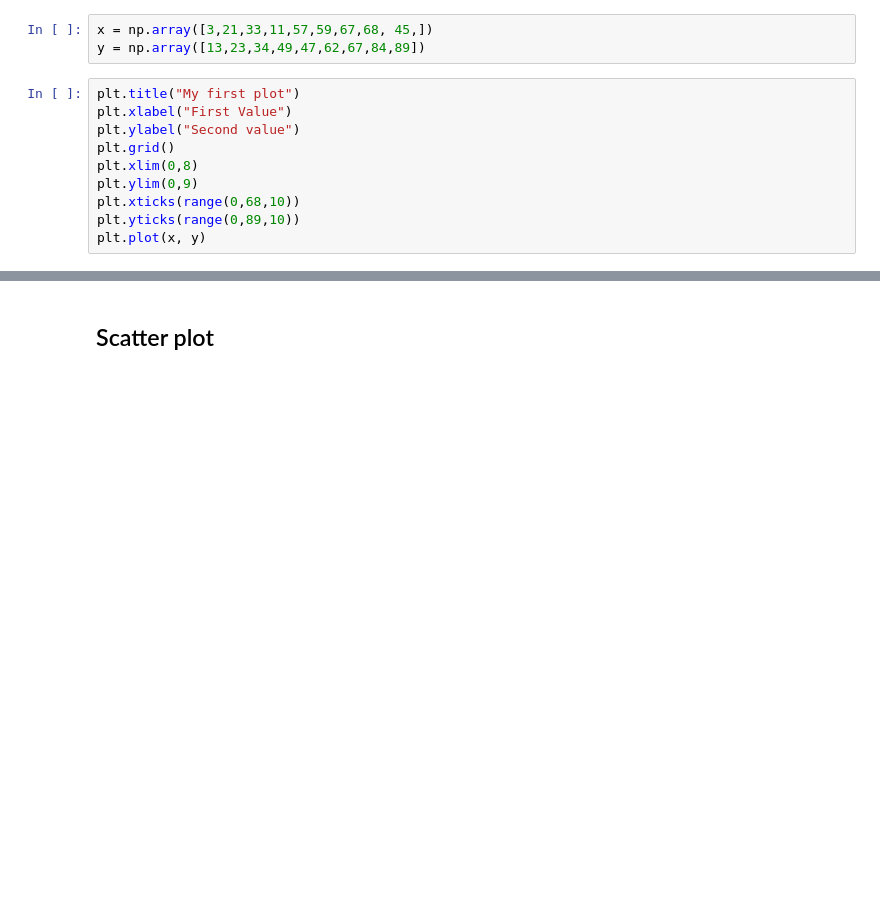
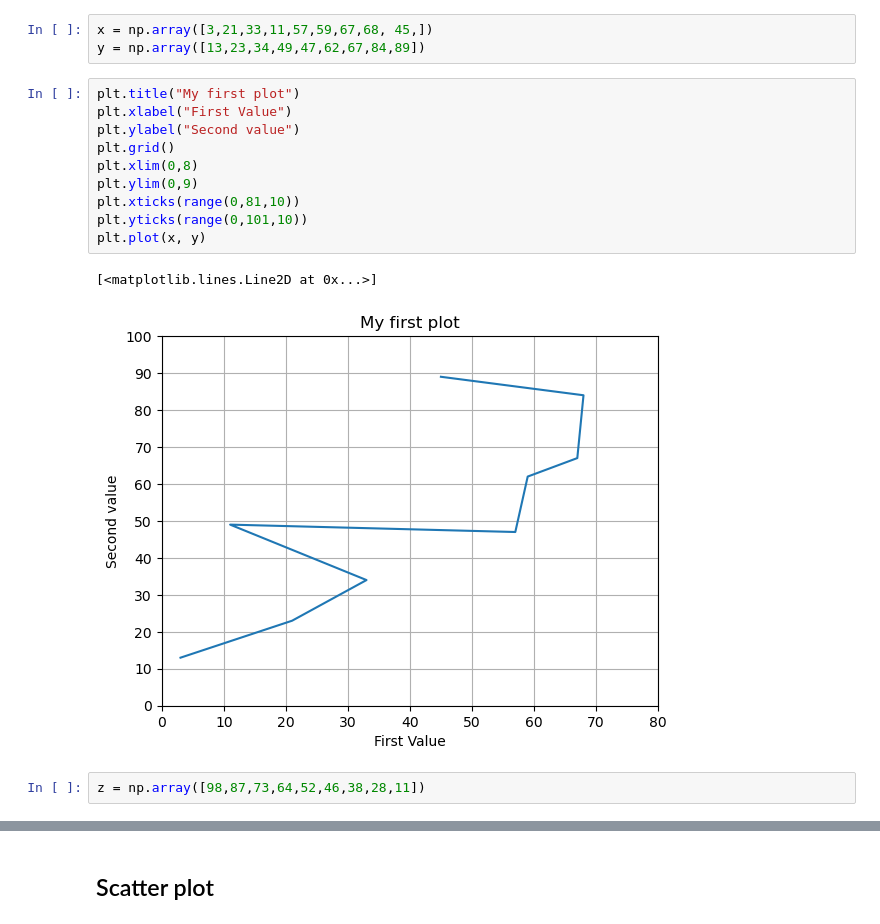
Before and after one commit to ranvirpawar/Data-Science, a Jupyter notebook: data_science_day3.ipynb, the cells around one changed output, grey strips where cells are left out. Drawn from its saved outputs; the diff is of its cells as text; blank space fills up the shorter version.

```diff
--- a/data_science_day3.ipynb
+++ b/data_science_day3.ipynb
@@ -7,10 +7,15 @@ y = np.array([13,23,34,49,47,62,67,84,89])
 # %%
 plt.title("My first plot")
 plt.xlabel("First Value")
 plt.ylabel("Second value")
 plt.grid()
 plt.xlim(0,8)
 plt.ylim(0,9)
-plt.xticks(range(0,68,10))
-plt.yticks(range(0,89,10))
+plt.xticks(range(0,81,10))
+plt.yticks(range(0,101,10))
 plt.plot(x, y)
+# %% [output]
+[<matplotlib.lines.Line2D at 0x...>]
+[figure, added]
+# %%
+z = np.array([98,87,73,64,52,46,38,28,11])
```
Also changed, not shown: parts of 27 cells of this notebook, 5 other files.
